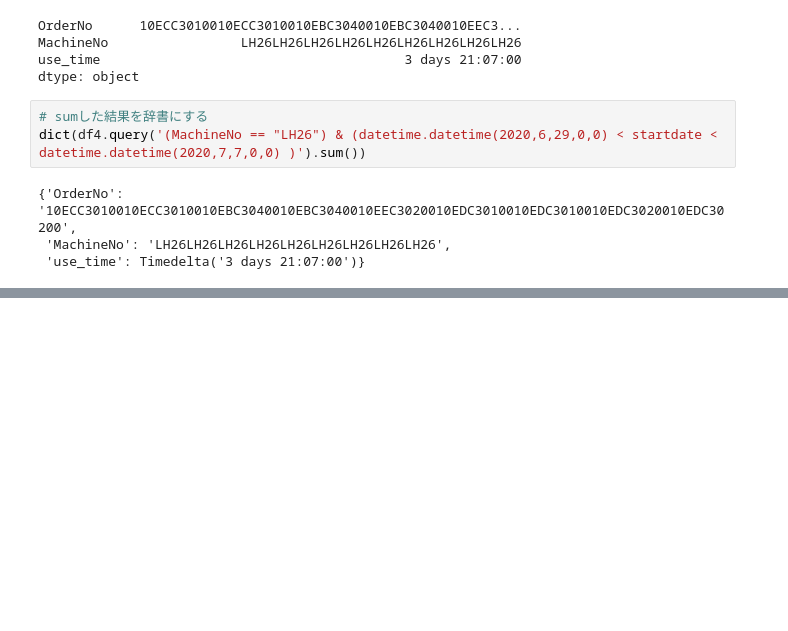
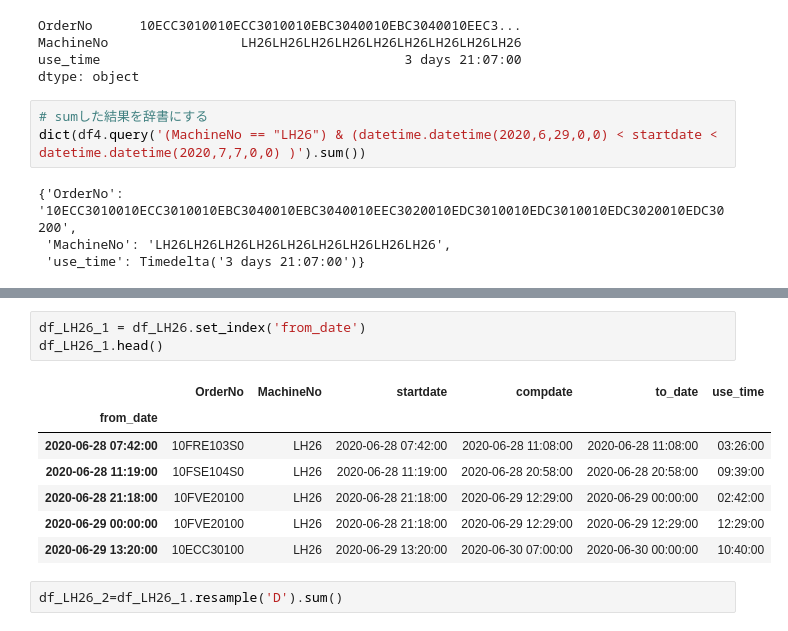
Before and after one commit to sekoatlightson/django_sqlalchemy, a Jupyter notebook: pandas_sampl/operating_rate.ipynb, the cells around one changed output, grey strips where cells are left out. Saved outputs shown, nothing was run; the diff lists cells and outputs as text; blank space fills up the shorter version.

```diff
--- a/pandas_sampl/operating_rate.ipynb
+++ b/pandas_sampl/operating_rate.ipynb
@@ -288,0 +298,13 @@ dict(df4.query('(MachineNo == "LH26") & (datetime.datetime(2020,6,29,0,0) < star
+# %%
+df_LH26_1 = df_LH26.set_index('from_date')
+df_LH26_1.head()
+# %% [output]
+|  | OrderNo | MachineNo | startdate | compdate | to_date | use_time |
+| from_date |  |  |  |  |  |  |
+| 2020-06-28 07:42:00 | 10FRE103S0 | LH26 | 2020-06-28 07:42:00 | 2020-06-28 11:08:00 | 2020-06-28 11:08:00 | 03:26:00 |
+| 2020-06-28 11:19:00 | 10FSE104S0 | LH26 | 2020-06-28 11:19:00 | 2020-06-28 20:58:00 | 2020-06-28 20:58:00 | 09:39:00 |
+| 2020-06-28 21:18:00 | 10FVE20100 | LH26 | 2020-06-28 21:18:00 | 2020-06-29 12:29:00 | 2020-06-29 00:00:00 | 02:42:00 |
+| 2020-06-29 00:00:00 | 10FVE20100 | LH26 | 2020-06-28 21:18:00 | 2020-06-29 12:29:00 | 2020-06-29 12:29:00 | 12:29:00 |
+| 2020-06-29 13:20:00 | 10ECC30100 | LH26 | 2020-06-29 13:20:00 | 2020-06-30 07:00:00 | 2020-06-30 00:00:00 | 10:40:00 |
+# %%
+df_LH26_2=df_LH26_1.resample('D').sum()
```
Also changed, not shown: parts of 10 cells of this notebook.
